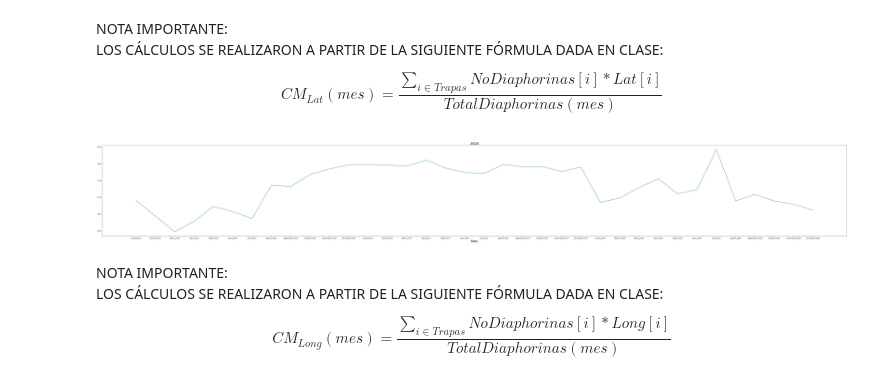
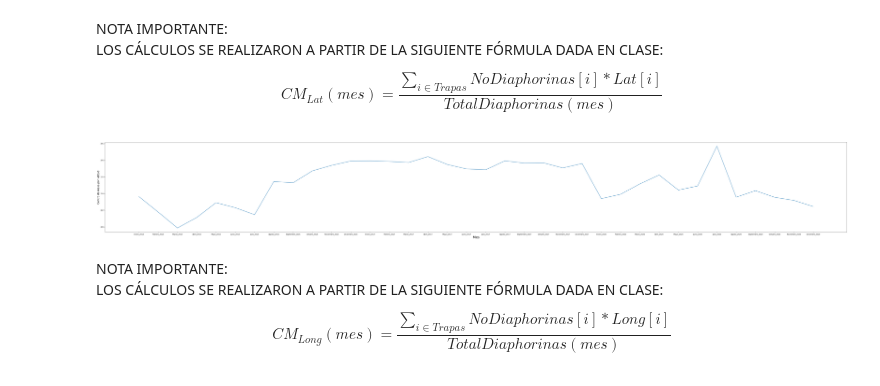
Before and after one commit to HilbertN/Analisis_de_datos_Tareas, a Jupyter notebook: tarea1.ipynb, the cells around one changed output. Saved outputs shown, nothing was run; the diff lists cells and outputs as text; code cells hidden in the pictures.

```diff
--- a/tarea1.ipynb
+++ b/tarea1.ipynb
@@ -194,15 +194,16 @@ for i in np.arange(1, 13):
 # %%
 da1.index=['Enero_2015','Febrero_2015','Marzo_2015','Abril_2015','Mayo_2015','Junio_2015','Julio_2015','Agosto_2015','Septiembre_2015','Octubre_2015','Noviembre_2015','Diciembre_2015']
 da2.index=['Enero_2017','Febrero_2017','Marzo_2017','Abril_2017','Mayo_2017','Junio_2017','Julio_2017','Agosto_2017','Septiembre_2017','Octubre_2017','Noviembre_2017','Diciembre_2017']
 da3.index=['Enero_2020','Febrero_2020','Marzo_2020','Abril_2020','Mayo_2020','Junio_2020','Julio_2020','Agosto_2020','Septiembre_2020','Octubre_2020','Noviembre_2020','Diciembre_2020']
 w=pd.concat([da1,da2,da3],axis=0)
 fig, ax=plt.subplots(figsize=(80,10))
 ax.plot(w.index,w.values)
 ax.set_xlabel("Mes",fontsize=20)
-ax.set_title('2020',fontsize=20)
+ax.set_ylabel("Centro de masa por latitud",fontsize=15)
+
 plt.show()
 # %% [output]
-[figure, old version]
+[figure, new version]
 # %% [markdown]
 NOTA IMPORTANTE:
 LOS CÁLCULOS SE REALIZARON A PARTIR DE LA SIGUIENTE FÓRMULA DADA EN CLASE:
```
